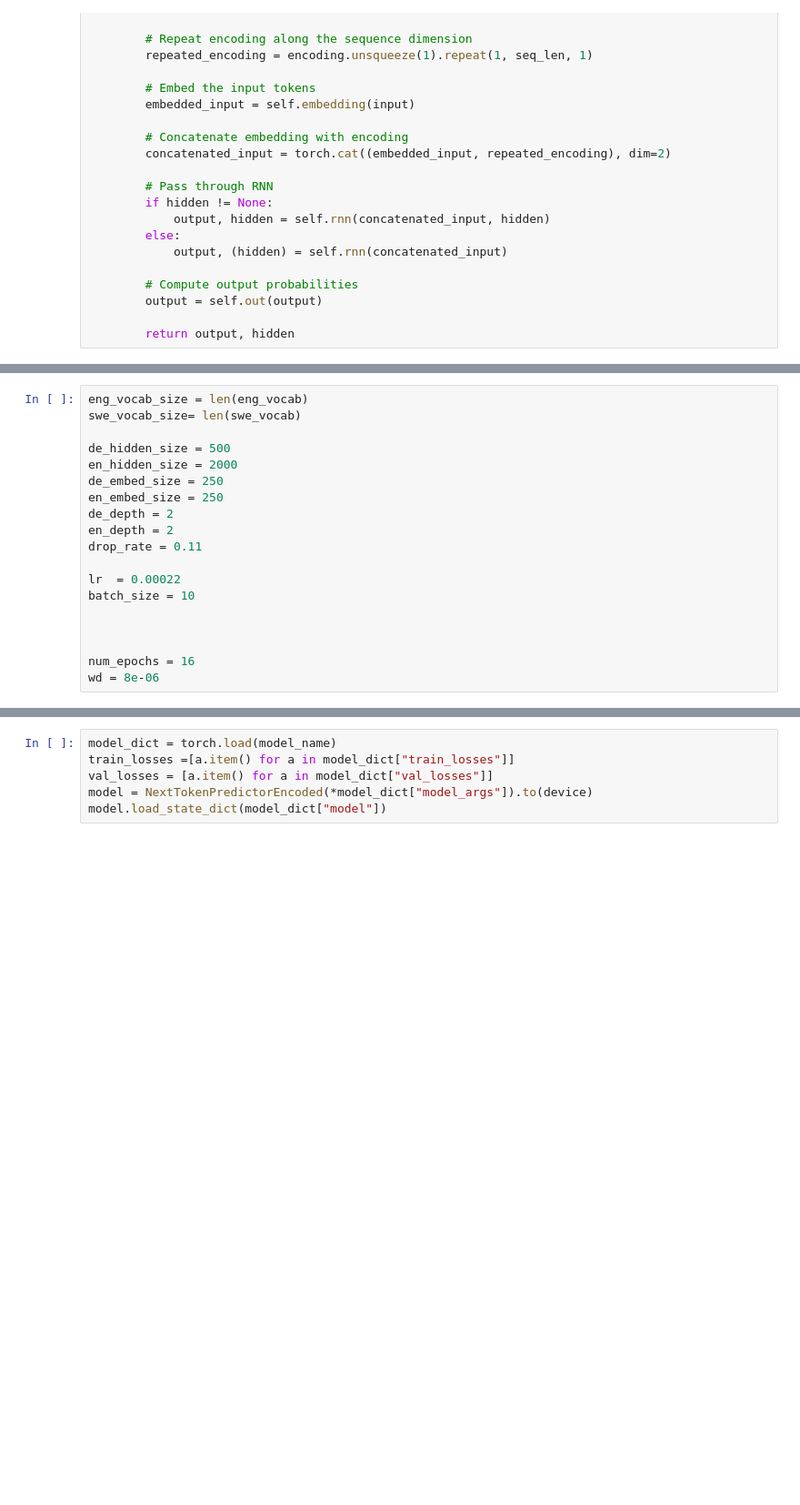
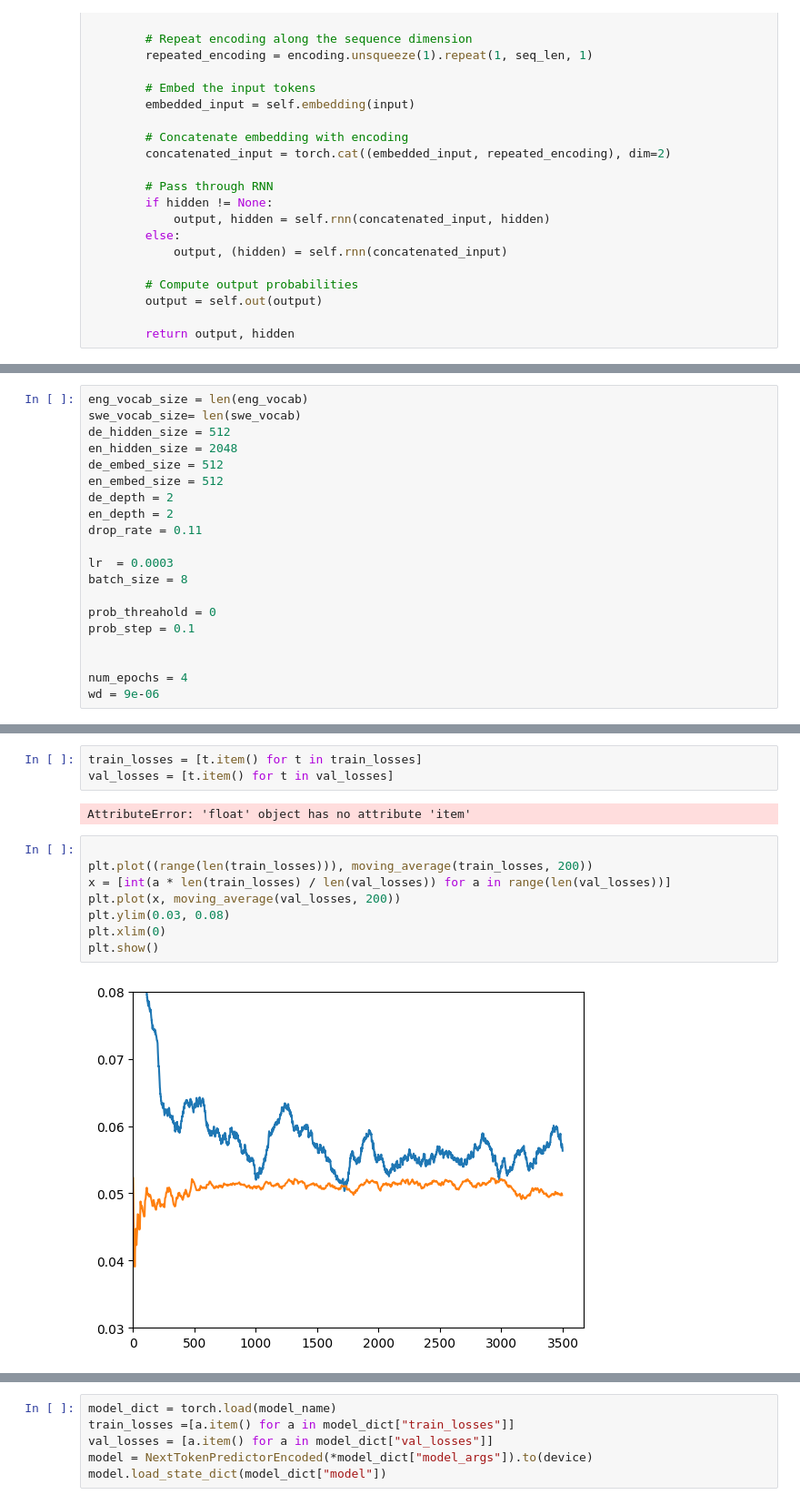
Before and after one commit to KristofferGus/AI-modeling, a Jupyter notebook: project.ipynb, the cells around one changed output, grey strips where cells are left out. Shown at 91% size. Drawn from its saved outputs; the diff is of its cells as text; blank space fills up the shorter version.

```diff
--- a/project.ipynb
+++ b/project.ipynb
@@ -291,19 +350,20 @@ class NextTokenPredictorEncoded(nn.Module):
 # %%
 eng_vocab_size = len(eng_vocab)
 swe_vocab_size= len(swe_vocab)
-
-de_hidden_size = 500
-en_hidden_size = 2000
-de_embed_size = 250
-en_embed_size = 250
+de_hidden_size = 512
+en_hidden_size = 2048
+de_embed_size = 512
+en_embed_size = 512
 de_depth = 2
 en_depth = 2
 drop_rate = 0.11
 
-lr  = 0.00022
-batch_size = 10
+lr  = 0.0003
+batch_size = 8
+
+prob_threahold = 0
+prob_step = 0.1
 
 
-
-num_epochs = 16
-wd = 8e-06
+num_epochs = 4
+wd = 9e-06
@@ -309,0 +456,15 @@ wd = 8e-06
+# %%
+train_losses = [t.item() for t in train_losses]
+val_losses = [t.item() for t in val_losses]
+# %% [output]
+AttributeError: 'float' object has no attribute 'item'
+# %%
+
+plt.plot((range(len(train_losses))), moving_average(train_losses, 200))
+x = [int(a * len(train_losses) / len(val_losses)) for a in range(len(val_losses))]
+plt.plot(x, moving_average(val_losses, 200))
+plt.ylim(0.03, 0.08)
+plt.xlim(0)
+plt.show()
+# %% [output]
+[figure, added]
```
Also changed, not shown: parts of 12 cells of this notebook.
